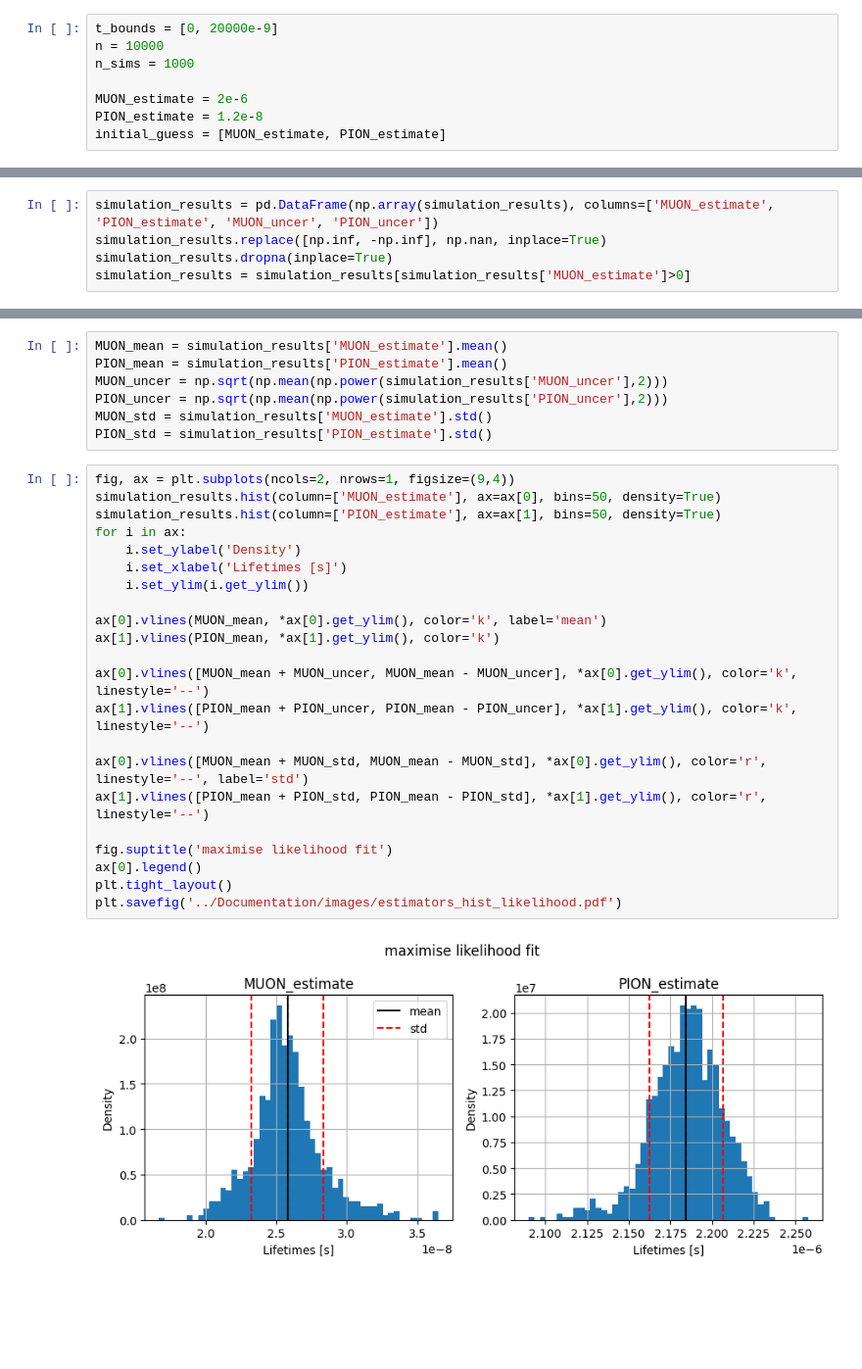
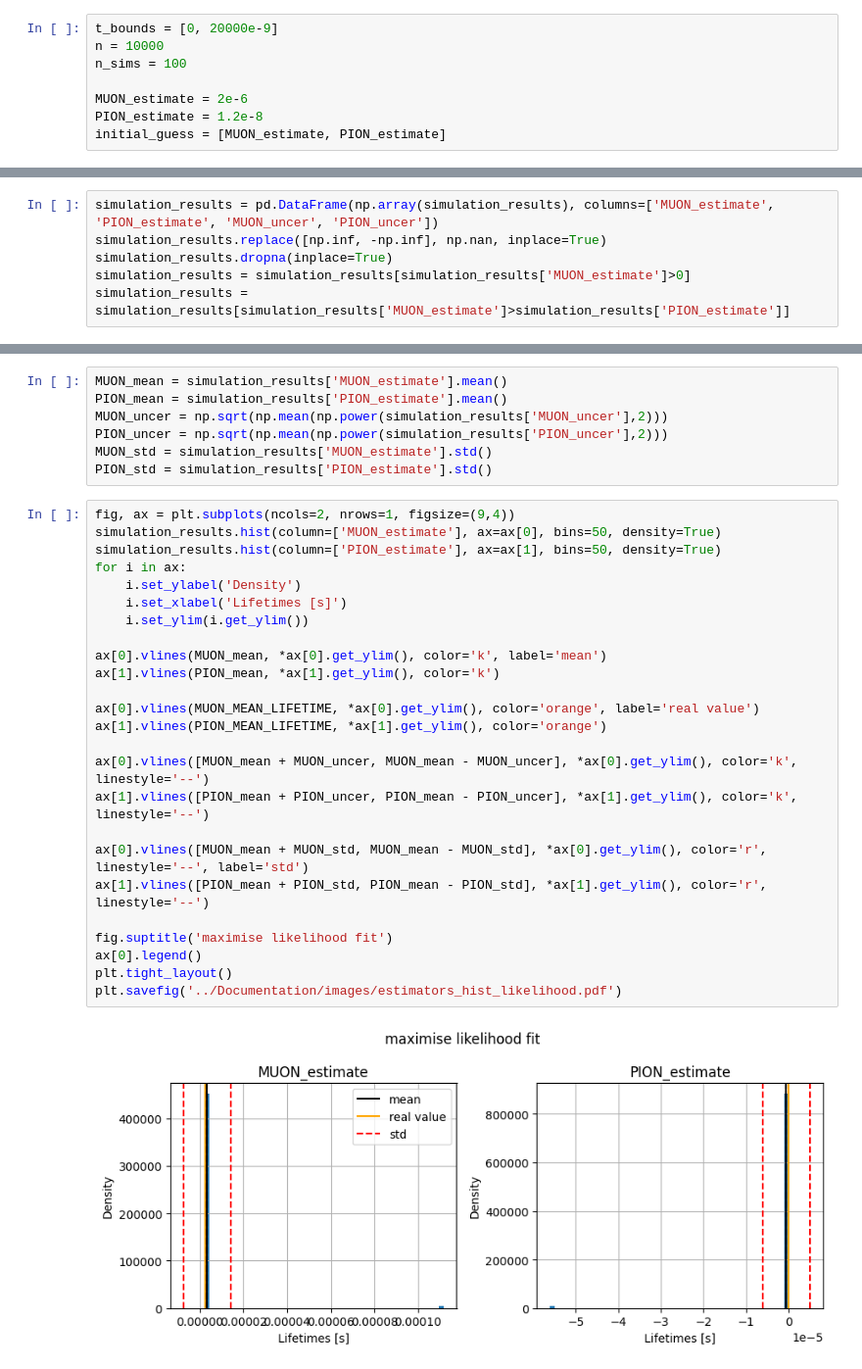
Before and after one commit to kingspoof/PHY241, a Jupyter notebook: Code/3_d.ipynb, the cells around one changed output, grey strips where cells are left out. Shown at 98% size. Saved outputs shown, nothing was run; the diff lists cells and outputs as text; blank space fills up the shorter version.

```diff
--- a/Code/3_d.ipynb
+++ b/Code/3_d.ipynb
@@ -17,7 +17,7 @@ np.random.seed(42)
 # %%
 t_bounds = [0, 20000e-9]
 n = 10000
-n_sims = 1000
+n_sims = 100
 
 MUON_estimate = 2e-6
 PION_estimate = 1.2e-8
@@ -37,6 +37,7 @@ simulation_results = pd.DataFrame(np.array(simulation_results), columns=['MUON_e
 simulation_results.replace([np.inf, -np.inf], np.nan, inplace=True)
 simulation_results.dropna(inplace=True)
 simulation_results = simulation_results[simulation_results['MUON_estimate']>0]
+simulation_results = simulation_results[simulation_results['MUON_estimate']>simulation_results['PION_estimate']]
 # %%
 simulation_results
 # %% [output]
@@ -63,25 +64,28 @@ PION_std = simulation_results['PION_estimate'].std()
 # %%
 fig, ax = plt.subplots(ncols=2, nrows=1, figsize=(9,4))
 simulation_results.hist(column=['MUON_estimate'], ax=ax[0], bins=50, density=True)
 simulation_results.hist(column=['PION_estimate'], ax=ax[1], bins=50, density=True)
 for i in ax:
     i.set_ylabel('Density')
     i.set_xlabel('Lifetimes [s]')
     i.set_ylim(i.get_ylim())
 
 ax[0].vlines(MUON_mean, *ax[0].get_ylim(), color='k', label='mean')
 ax[1].vlines(PION_mean, *ax[1].get_ylim(), color='k')
 
+ax[0].vlines(MUON_MEAN_LIFETIME, *ax[0].get_ylim(), color='orange', label='real value')
+ax[1].vlines(PION_MEAN_LIFETIME, *ax[1].get_ylim(), color='orange')
+
 ax[0].vlines([MUON_mean + MUON_uncer, MUON_mean - MUON_uncer], *ax[0].get_ylim(), color='k', linestyle='--')
 ax[1].vlines([PION_mean + PION_uncer, PION_mean - PION_uncer], *ax[1].get_ylim(), color='k', linestyle='--')
 
 ax[0].vlines([MUON_mean + MUON_std, MUON_mean - MUON_std], *ax[0].get_ylim(), color='r', linestyle='--', label='std')
 ax[1].vlines([PION_mean + PION_std, PION_mean - PION_std], *ax[1].get_ylim(), color='r', linestyle='--')
 
 fig.suptitle('maximise likelihood fit')
 ax[0].legend()
 plt.tight_layout()
 plt.savefig('../Documentation/images/estimators_hist_likelihood.pdf')
 # %% [output]
-[figure, old version]
+[figure, new version]
 # %%
```
Also changed, not shown: parts of 3 cells of this notebook, 7 other files.
